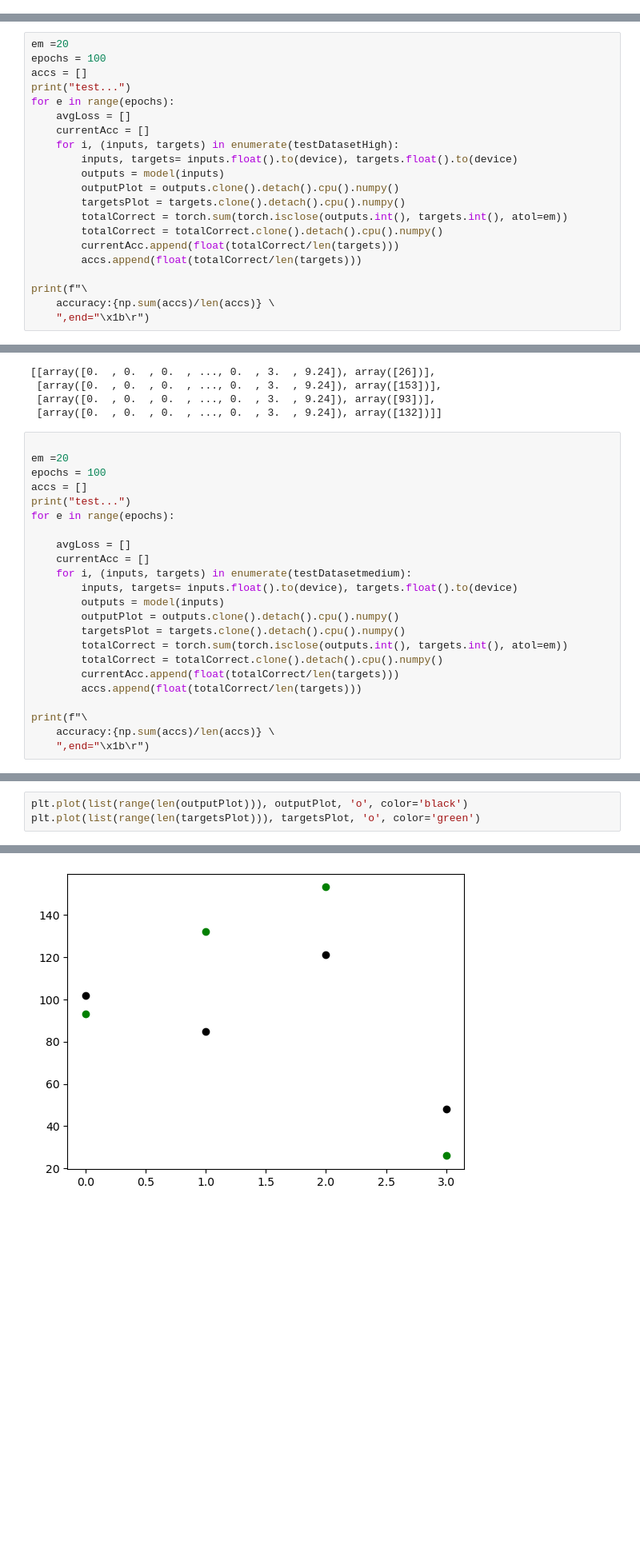
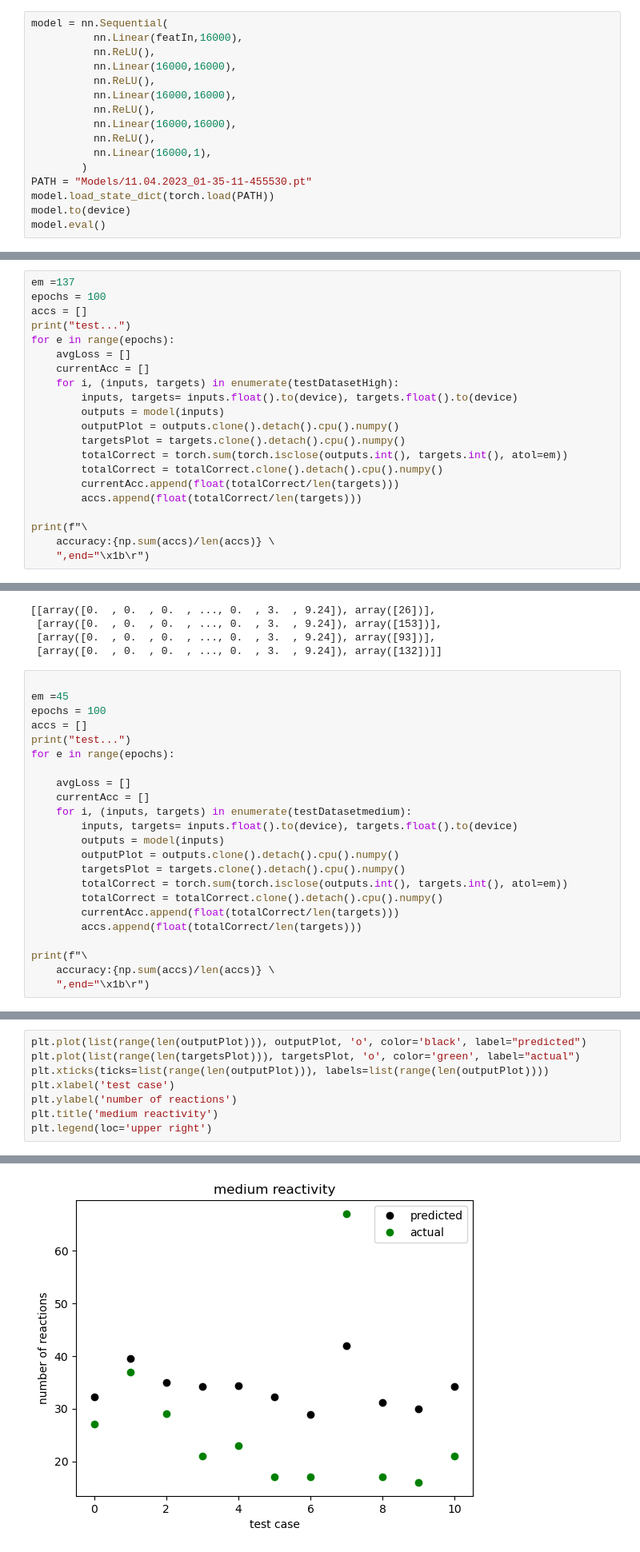
Before and after one commit to khood5/SNN-DNA-project, a Jupyter notebook: classicApproch.ipynb, the cells around one changed output, grey strips where cells are left out. Shown at 80% size. Saved outputs shown, nothing was run; the diff lists cells and outputs as text; blank space fills up the shorter version.

```diff
--- a/classicApproch.ipynb
+++ b/classicApproch.ipynb
@@ -346,0 +323,16 @@ plt.plot(list(range(len(targetsPlot))), targetsPlot, 'o', color='green')
+# %%
+model = nn.Sequential(
+          nn.Linear(featIn,16000),
+          nn.ReLU(),
+          nn.Linear(16000,16000),
+          nn.ReLU(),
+          nn.Linear(16000,16000),
+          nn.ReLU(),
+          nn.Linear(16000,16000),
+          nn.ReLU(),
+          nn.Linear(16000,1),
+        )
+PATH = "Models/11.04.2023_01-35-11-455530.pt"
+model.load_state_dict(torch.load(PATH))
+model.to(device)
+model.eval()
@@ -375,7 +379,7 @@ len(testHigh)
 # %% [output]
 18
 # %%
-em =20
+em =137
 epochs = 100
 accs = []
 print("test...")
@@ -418,7 +427,7 @@ testmedium
  [array([0.  , 0.  , 0.  , ..., 0.  , 3.  , 9.24]), array([132])]]
 # %%
 
-em =20
+em =45
 epochs = 100
 accs = []
 print("test...")
@@ -445,4 +454,9 @@ test...
 # %%
-plt.plot(list(range(len(outputPlot))), outputPlot, 'o', color='black')
-plt.plot(list(range(len(targetsPlot))), targetsPlot, 'o', color='green')
+plt.plot(list(range(len(outputPlot))), outputPlot, 'o', color='black', label="predicted")
+plt.plot(list(range(len(targetsPlot))), targetsPlot, 'o', color='green', label="actual")
+plt.xticks(ticks=list(range(len(outputPlot))), labels=list(range(len(outputPlot))))
+plt.xlabel('test case')
+plt.ylabel('number of reactions')
+plt.title('medium reactivity')
+plt.legend(loc='upper right')
 # %% [output]
@@ -450,4 +464,4 @@ plt.plot(list(range(len(targetsPlot))), targetsPlot, 'o', color='green')
-[figure, old version]
+[figure, new version]
 # %% [markdown]
 #### low
 ----
```
Also changed, not shown: parts of 13 cells of this notebook, 1 other file.
